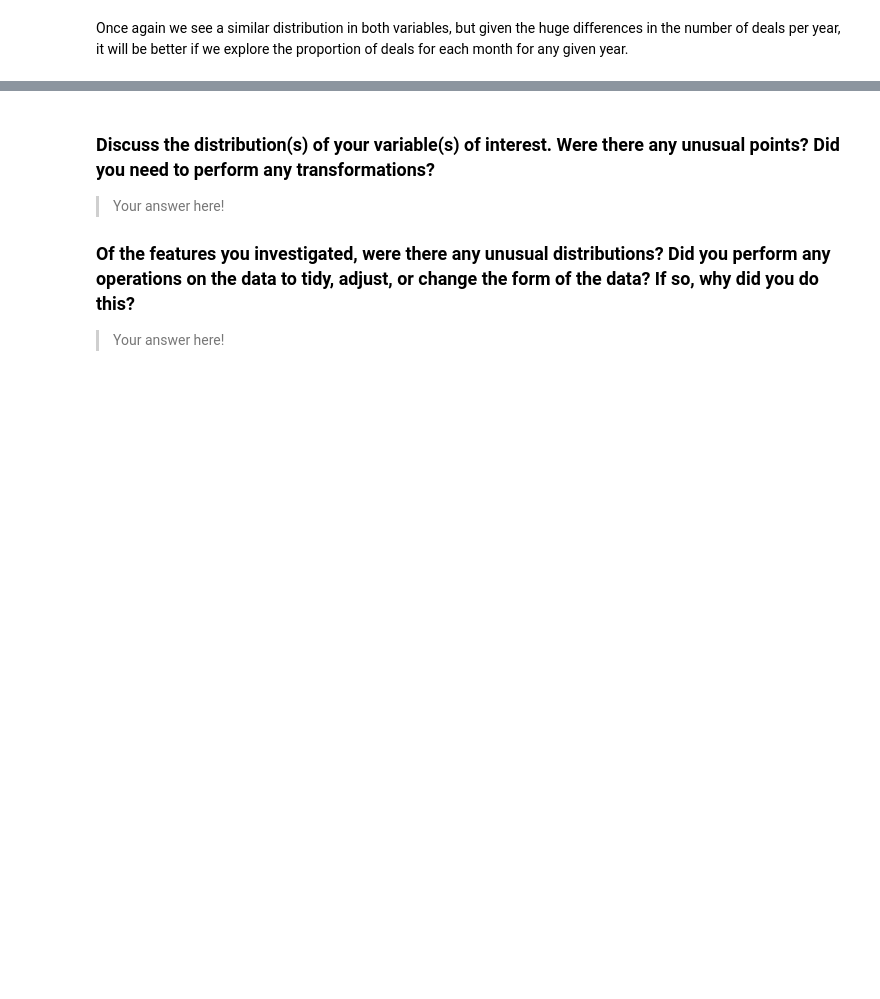
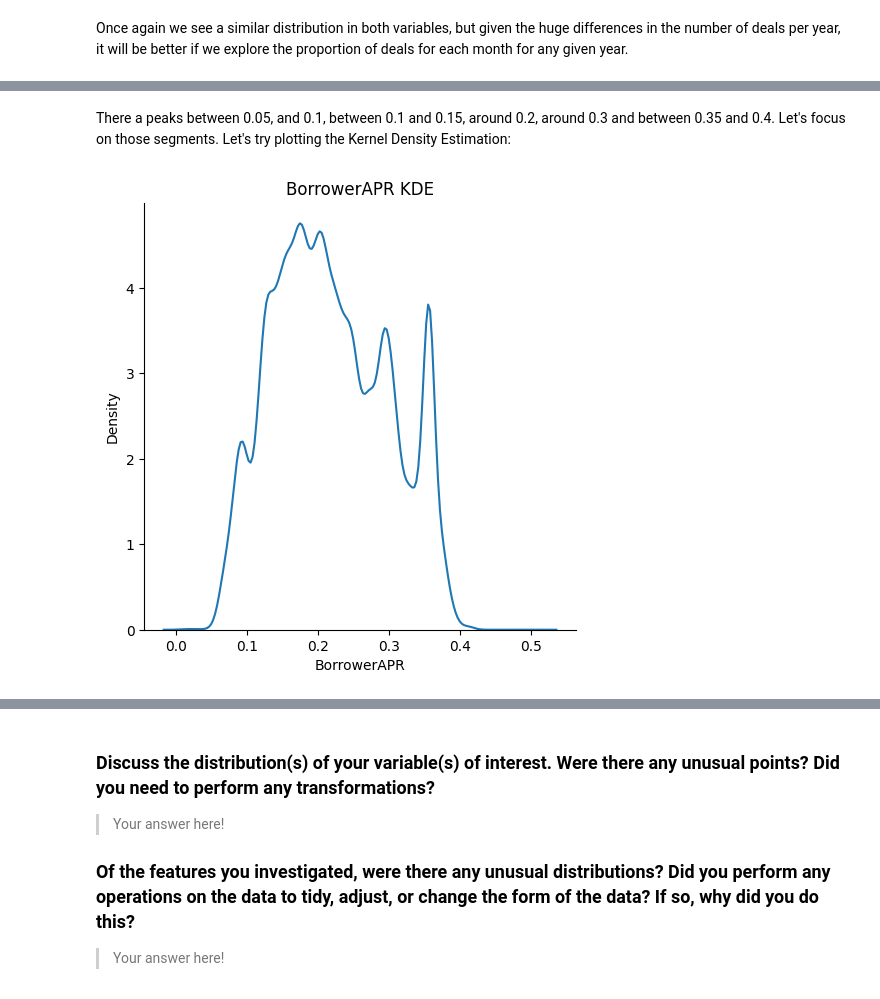
Before and after one commit to abarto/udacity-nd002-comunicate-data-findings, a Jupyter notebook: Part_I_exploration.ipynb, the cells around one changed output, grey strips where cells are left out. Cells and saved outputs as stored; diff of their text form; code cells hidden in the pictures; blank space fills up the shorter version.

```diff
--- a/Part_I_exploration.ipynb
+++ b/Part_I_exploration.ipynb
@@ -1153,0 +1240,10 @@ Once again we see a similar distribution in both variables, but given the huge d
+# %% [markdown]
+There a peaks between 0.05, and 0.1, between 0.1 and 0.15, around 0.2, around 0.3 and between 0.35 and 0.4. Let's focus on those segments. Let's try plotting the Kernel Density Estimation:
+# %%
+sb.displot(
+    prosper_load_data_clean_df.BorrowerAPR,
+    kind="kde"
+);
+plt.title("BorrowerAPR KDE");
+# %% [output]
+[figure, added]
```
Also changed, not shown: parts of 33 cells of this notebook.
